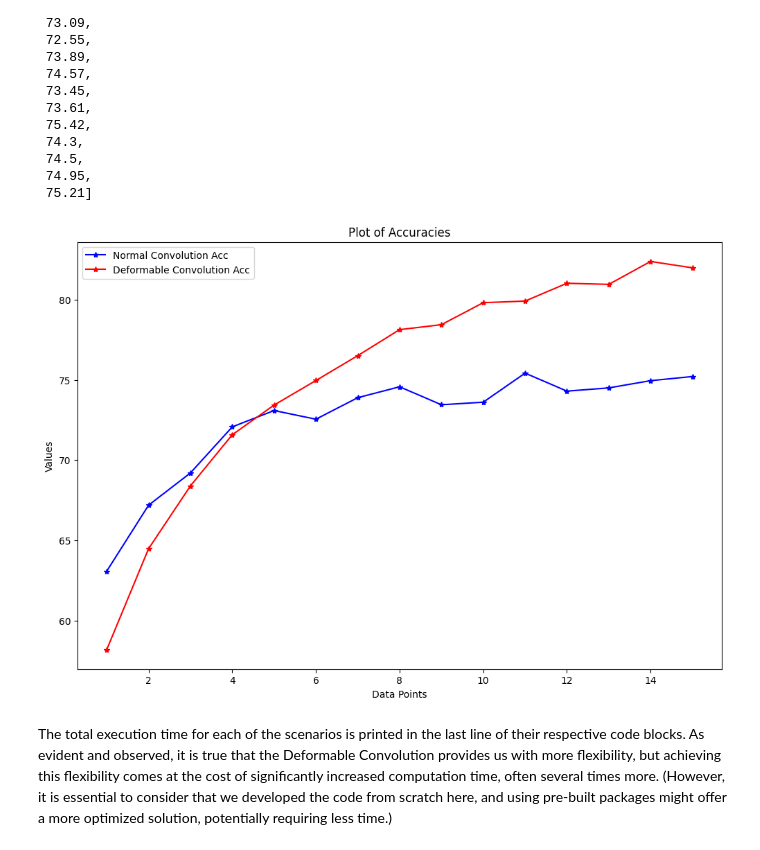
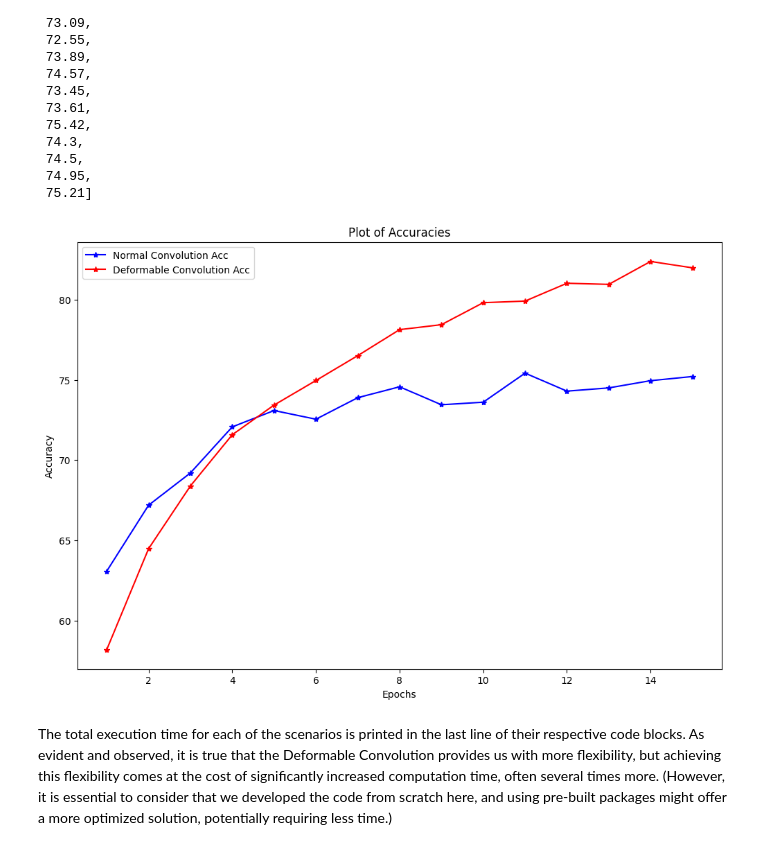
Before and after one commit to Nilabbasi/Deformable-Convolution, a Jupyter notebook: HW3_Part2_NiloufarAbbasi_401209996.ipynb, the cells around one changed output. Cells and saved outputs as stored; diff of their text form; code cells hidden in the pictures.

```diff
--- a/HW3_Part2_NiloufarAbbasi_401209996.ipynb
+++ b/HW3_Part2_NiloufarAbbasi_401209996.ipynb
@@ -562,20 +562,20 @@ CNN_ACC
 # %%
 
 plt.figure(figsize=(12, 8))
 
 # Plotting
 plt.plot(range(1, 16), CNN_ACC , color='blue', marker = '*' , label='Normal Convolution Acc')
 plt.plot(range(1, 16), DCNN_ACC, color ='red' , marker = '*' , label='Deformable Convolution Acc')
 
 # Adding labels and title
-plt.xlabel('Data Points')
-plt.ylabel('Values')
+plt.xlabel('Epochs')
+plt.ylabel('Accuracy')
 plt.title ('Plot of Accuracies')
 plt.legend()  # Display legend based on labels
 
 
 plt.show()
 # %% [output]
-[figure, old version]
+[figure, new version]
 # %% [markdown]
 The total execution time for each of the scenarios is printed in the last line of their respective code blocks. As evident and observed, it is true that the Deformable Convolution provides us with more flexibility, but achieving this flexibility comes at the cost of significantly increased computation time, often several times more. (However, it is essential to consider that we developed the code from scratch here, and using pre-built packages might offer a more optimized solution, potentially requiring less time.)
```
